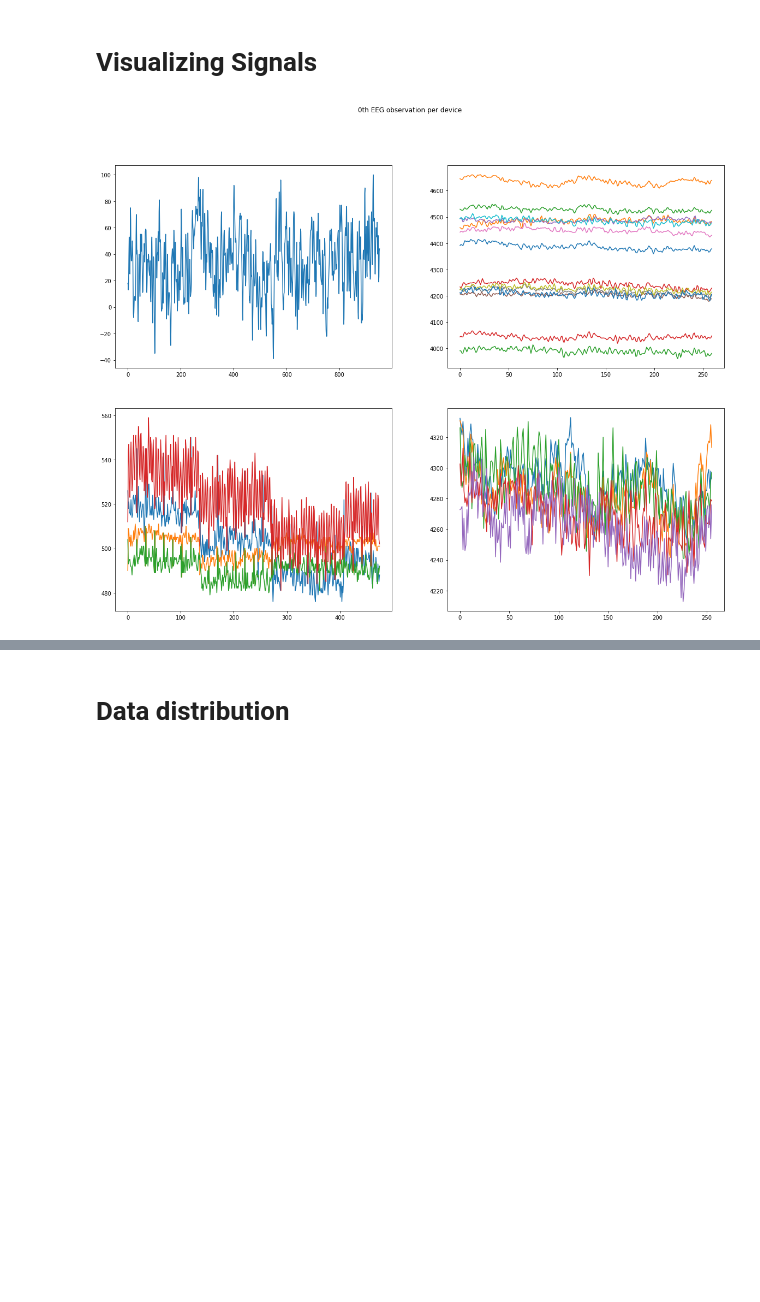
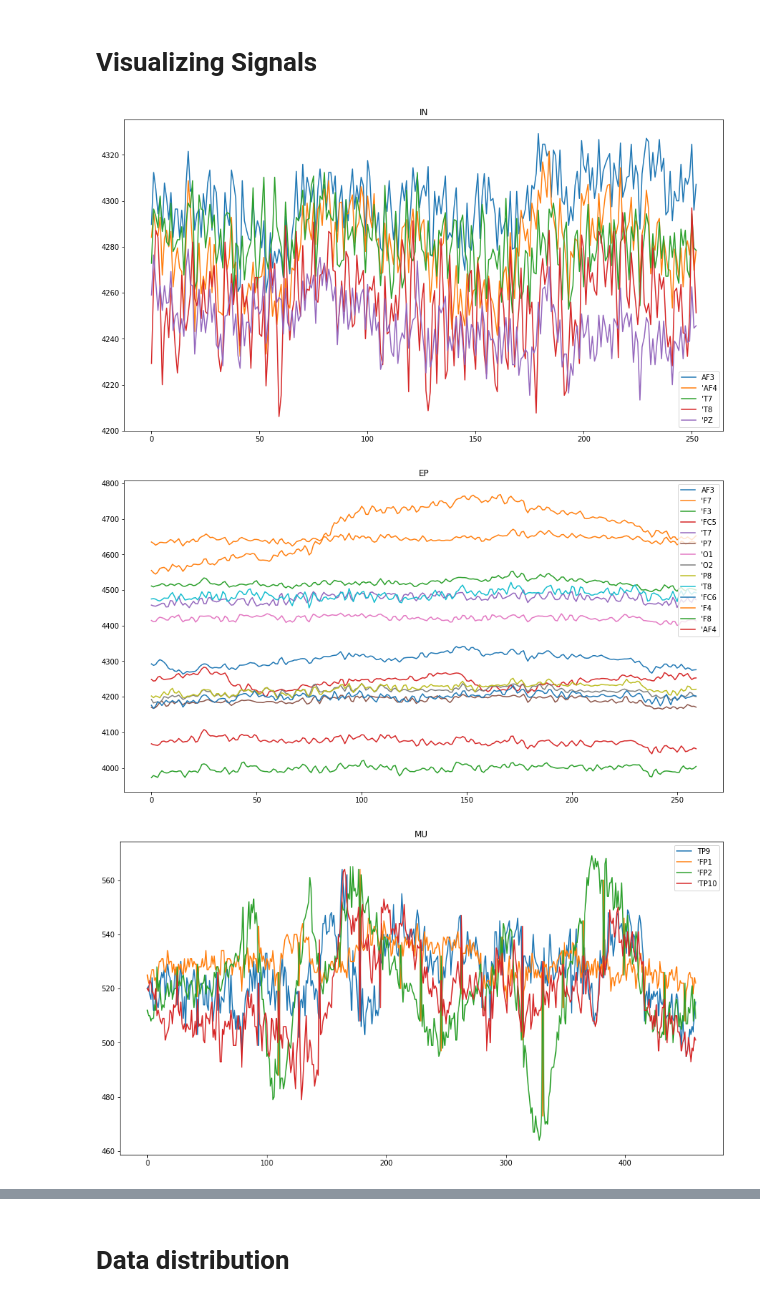
Before and after one commit to ahmedlachtar/DataCamp_EEG_DATA, a Jupyter notebook: mind_data_starting_kit.ipynb, the cells around one changed output, grey strips where cells are left out. Saved outputs shown, nothing was run; the diff lists cells and outputs as text; code cells hidden in the pictures; blank space fills up the shorter version.

```diff
--- a/mind_data_starting_kit.ipynb
+++ b/mind_data_starting_kit.ipynb
@@ -121,21 +125,24 @@ As you can see, there aren't many features in the dataset. The difficulty lays i
 # Visualizing Signals
 # %%
 import matplotlib.pyplot as plt
-index = 0
+index = 80 # careful not to go out of bounds for some devices
+
 mw_obs = X.loc[X['device'] == 'MW'].iloc[index]
 ep_obs = X.loc[X['device'] == 'EP'].iloc[index]
 mu_obs = X.loc[X['device'] == 'MU'].iloc[index]
 in_obs = X.loc[X['device'] == 'IN'].iloc[index]
 
-signals = [mw_obs, ep_obs, mu_obs, in_obs]
-
-fig, axs = plt.subplots(2, 2, figsize=(20, 15))
-axs = axs.ravel()
-fig.suptitle("{}th EEG observation per device".format(index))
+signals = [in_obs, ep_obs, mu_obs, mw_obs]
 
 for i, obs in enumerate(signals):
-    for signal in obs['signals']:
-        axs[i].plot(signal)
-plt.show()
+    plt.figure(figsize=(15,8))
+    for j, signal in enumerate(obs['signals']):
+            labels = obs['channels'][1:-1].split(',')
+            plt.plot(signal, label=labels[j][1:-1])
+            plt.title(obs['device'])
+            plt.legend(loc='best')
+    plt.show()
 # %% [output]
-[figure, old version]
+[figure, new version]
+[figure, added]
+[figure, added]
```
Also changed, not shown: parts of 3 cells of this notebook.
